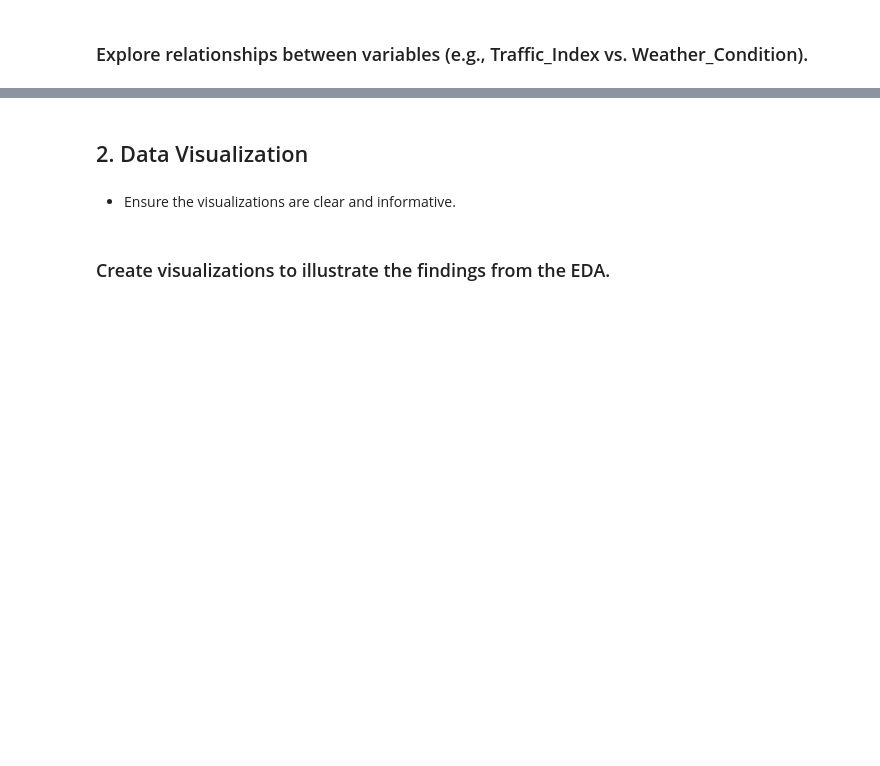
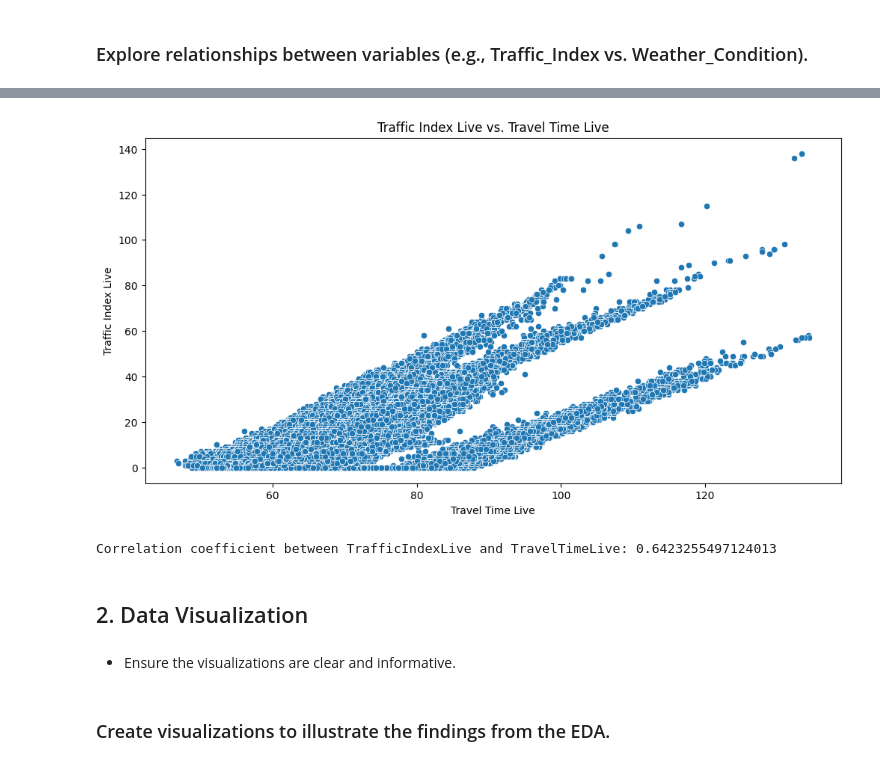
Before and after one commit to TariqAlhathloul/T55_DataScienceBootCamp, a Jupyter notebook: Tasks/Task (2) Week 1.ipynb, the cells around one changed output, grey strips where cells are left out. Saved outputs shown, nothing was run; the diff lists cells and outputs as text; code cells hidden in the pictures; blank space fills up the shorter version.

```diff
--- a/Tasks/Task (2) Week 1.ipynb
+++ b/Tasks/Task (2) Week 1.ipynb
@@ -116,3 +126,18 @@ AttributeError: Can only use .dt accessor with datetimelike values
+# %%
+# Scatter plot to visualize the relationship between TrafficIndexLive and TravelTimeLive
+plt.figure(figsize=(12, 6))
+sns.scatterplot(x='TravelTimeLive', y='TrafficIndexLive', data=df)
+plt.title('Traffic Index Live vs. Travel Time Live')
+plt.xlabel('Travel Time Live')
+plt.ylabel('Traffic Index Live')
+plt.show()
+
+# Calculate the correlation coefficient
+correlation = df['TrafficIndexLive'].corr(df['TravelTimeLive'])
+print(f'Correlation coefficient between TrafficIndexLive and TravelTimeLive: {correlation}')
+# %% [output]
+[figure, added]
+Correlation coefficient between TrafficIndexLive and TravelTimeLive: 0.6423255497124013
 # %% [markdown]
 ## 2. Data Visualization
 # %% [markdown]
```
Also changed, not shown: parts of 10 cells of this notebook.
